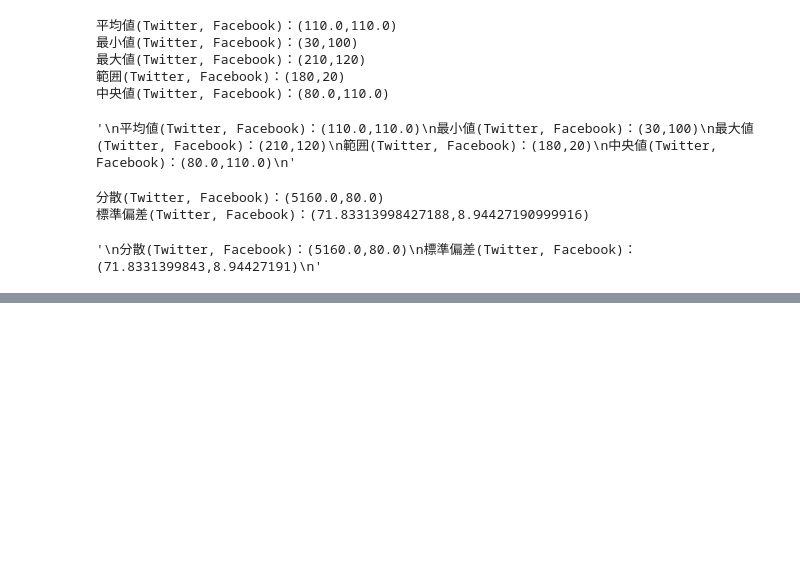
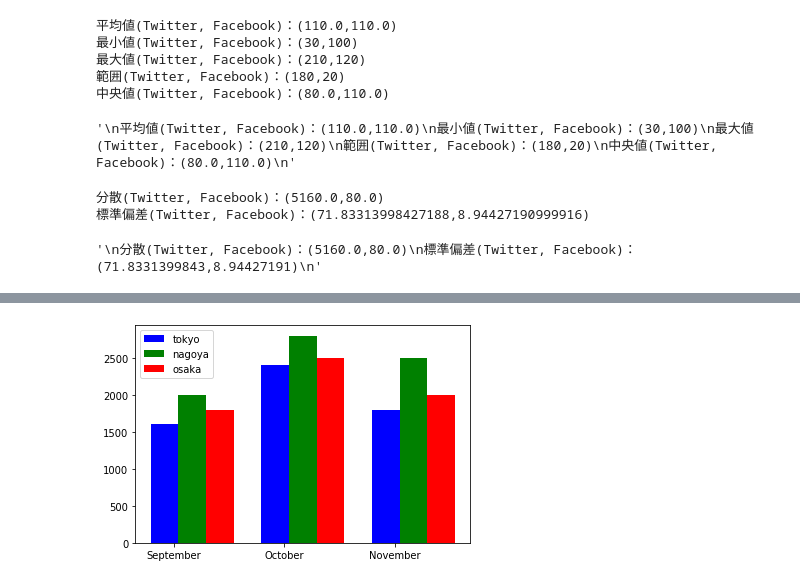
Before and after one commit to kiyo09/AI_Academy, a Jupyter notebook: data/statistics.ipynb, the cells around one changed output, grey strips where cells are left out. Saved outputs shown, nothing was run; the diff lists cells and outputs as text; code cells hidden in the pictures; blank space fills up the shorter version.

```diff
--- a/data/statistics.ipynb
+++ b/data/statistics.ipynb
@@ -125,0 +145,27 @@ print("標準偏差(Twitter, Facebook)：(" + str(t_std) + "," + str(f_std) +")"
+# %%
+w = 0.25
+
+Y1 = np.array([1600,2400,1800])
+Y2 = np.array([2000,2800,2500])
+Y3=np.array([1800,2500,2000])
+X = np.arange(len(Y1)) # [0, 1, 2]
+# %%
+# 9月のデータを青で表示
+plt.bar(X, Y1, color='b', width=w, label='tokyo', align="center")
+
+# 10月のデータを緑で表示
+plt.bar(X + w, Y2, color='g', width=w, label='nagoya', align="center")
+
+# 11月のデータを赤で表示
+plt.bar(X + 2*w, Y3, color='r', width=w, label='osaka', align="center")
+
+# 凡例
+plt.legend(loc="best")
+
+# X軸の目盛りを書き換える
+plt.xticks(X + w/3, ['September','October','November'])
+
+plt.savefig("bar_graph.png")
+plt.show()
+# %% [output]
+[figure, added]
```
Also changed, not shown: parts of 10 cells of this notebook.
